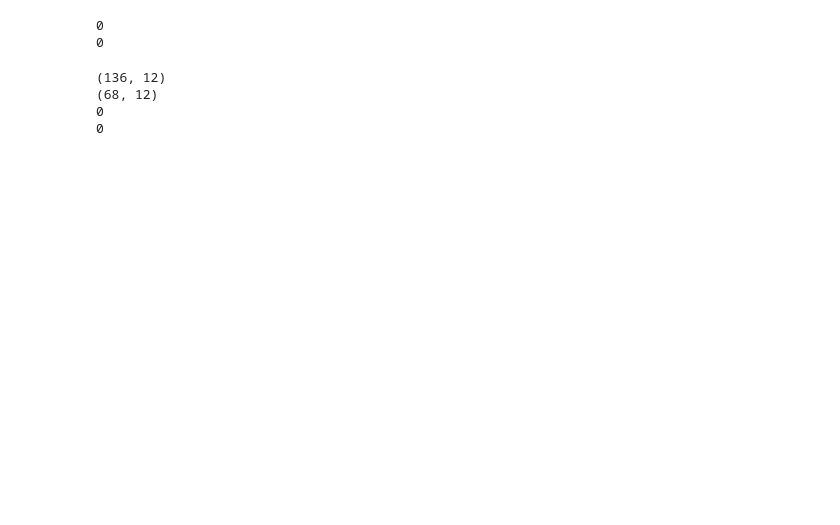
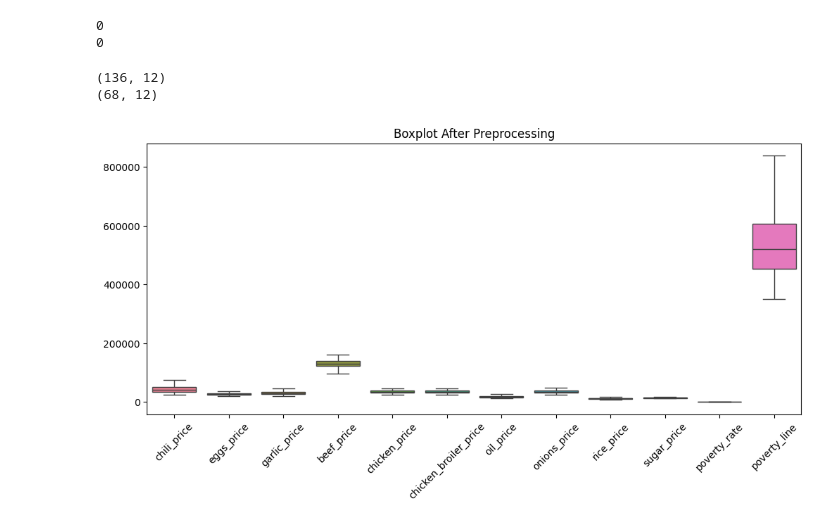
Before and after one commit to MuhammadRibhiRamadan/fsi-prediction-id, a Jupyter notebook: DSAI.ipynb, the cells around one changed output. Cells and saved outputs as stored; diff of their text form; code cells hidden in the pictures; blank space fills up the shorter version.

```diff
--- a/DSAI.ipynb
+++ b/DSAI.ipynb
@@ -952,0 +1000,4 @@ print(x_train_scaled.std(axis=0))
+# %%
+# apply scaling (fit on train, transform on test to avoid data leakage)
+scaler.fit_transform(x_train)
+scaler.transform(x_test)
@@ -961,11 +1030,15 @@ print(np.isnan(x_test_scaled).sum())
 # final validation check
 print(x_train.shape)
 print(x_test.shape)
-
-print(np.isnan(x_train_scaled).sum())
-print(np.isnan(x_test_scaled).sum())
 # %% [output]
 (136, 12)
 (68, 12)
-0
-0
+# %%
+# visualize feature distribution after preprocessing (outlier check)
+plt.figure(figsize=(12,5))
+sns.boxplot(data=x_train)
+plt.title("Boxplot After Preprocessing")
+plt.xticks(rotation=45)
+plt.show()
+# %% [output]
+[figure, added]
```
Also changed, not shown: parts of 33 cells of this notebook.
